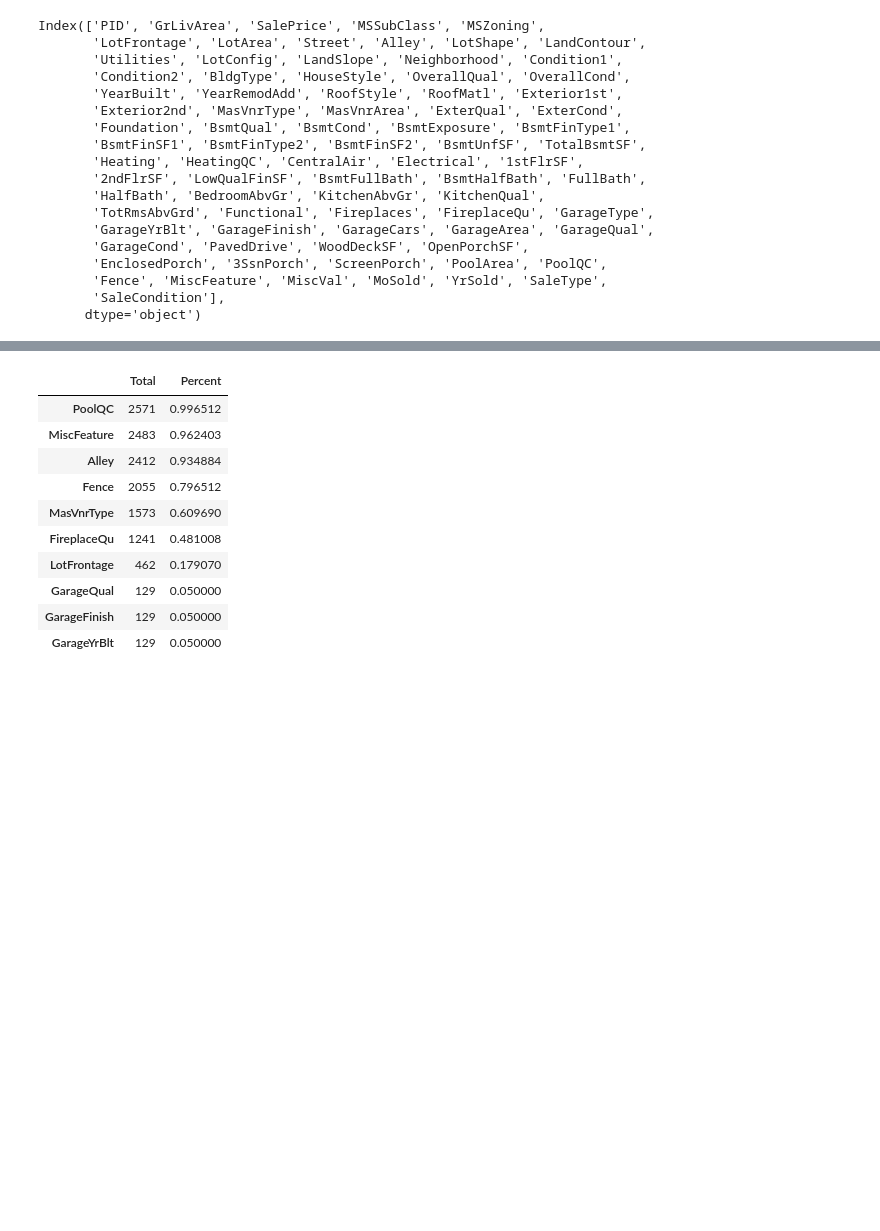
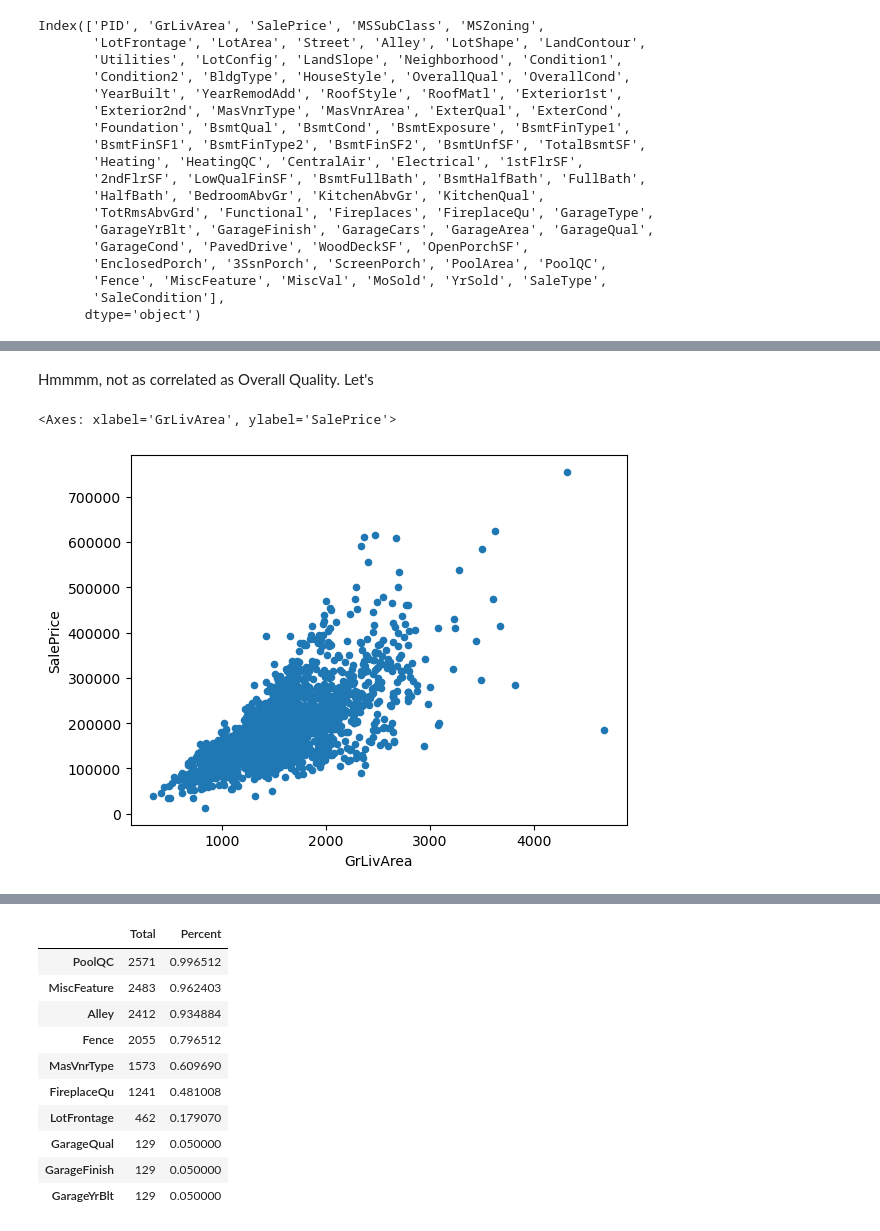
Before and after one commit to haidermumtaz/Machine-Learning-Project, a Jupyter notebook: housing_data_analysis.ipynb, the cells around one changed output, grey strips where cells are left out. Drawn from its saved outputs; the diff is of its cells as text; code cells hidden in the pictures; blank space fills up the shorter version.

```diff
--- a/housing_data_analysis.ipynb
+++ b/housing_data_analysis.ipynb
@@ -49,0 +71,7 @@ Before we start analyzing these features and their relationship to the sale pric
+# %% [markdown]
+Hmmmm, not as correlated as Overall Quality. Let's
+# %%
+housing[['GrLivArea', 'SalePrice']].plot(kind='scatter', x='GrLivArea', y='SalePrice')
+# %% [output]
+<Axes: xlabel='GrLivArea', ylabel='SalePrice'>
+[figure, added]
```
Also changed, not shown: parts of 10 cells of this notebook.
